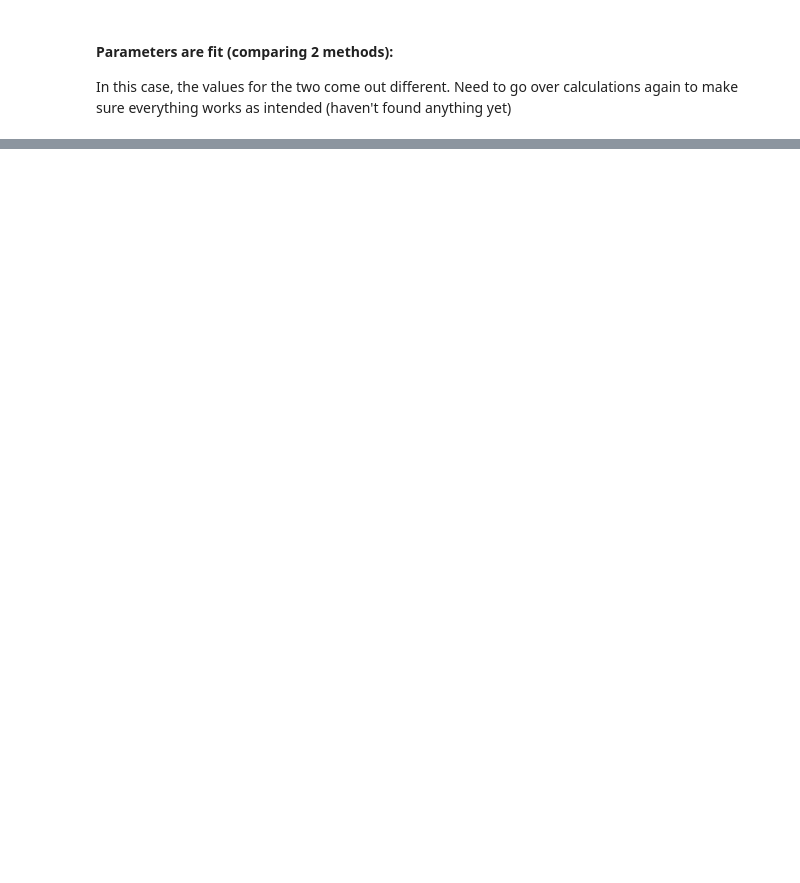
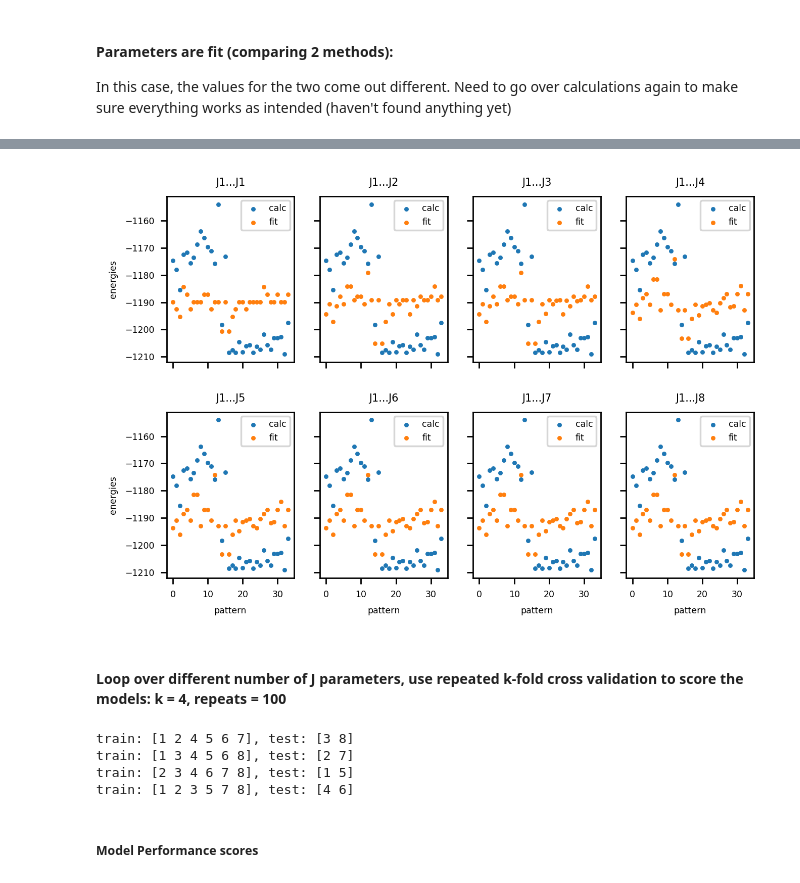
Before and after one commit to Mason-DataMaterials/spyns, a Jupyter notebook: MnAu2/MnAu2_Neighbor_Selection.ipynb, the cells around one changed output, grey strips where cells are left out. Saved outputs shown, nothing was run; the diff lists cells and outputs as text; code cells hidden in the pictures; blank space fills up the shorter version.

```diff
--- a/MnAu2/MnAu2_Neighbor_Selection.ipynb
+++ b/MnAu2/MnAu2_Neighbor_Selection.ipynb
@@ -374,0 +359,3 @@ dtype: float64
+# %%
+data = model_matrix.copy()
+data.head()
@@ -374,0 +369,11 @@ dtype: float64
+# %%
+#check the values of energies predicted from the sk_fit parameters vs. the starting values:
+parameters = ["J1", "J2", "J3", "J4", "J5", "J6", "J7", "J8"]
+energy_predict = pd.DataFrame()
+energy_predict["energy_calc"] = data.energy
+for i in range(1, 9):
+    pars_to_fit = parameters[:i]
+    sk_fit = lm.fit(X=data[pars_to_fit], y=data.energy)
+    energy_predict[f"energy_{i}"] = sk_fit.predict(data[pars_to_fit])
+
+energy_predict.head()
@@ -374,0 +387,37 @@ dtype: float64
+# %%
+plt.rcParams.update({'font.size': 5})
+fig, ax = plt.subplots(2, 4, sharex='col', sharey='row', dpi=250)
+fig.subplots_adjust(hspace=0.3)
+k = 1
+for i in range(2):
+    for j in range(4):
+        p_e = "energy_"+str(k)
+        J = "J" + str(1)+"...J"+str(k)
+        ax[i, j].scatter(x= range(len(data) ), y="energy_calc", data=energy_predict, label = "calc", s=2.5)
+        ax[i, j].scatter(x= range(len(data) ), y=p_e, data=energy_predict, label = "fit", s=2.5)
+        ax[i, j].set_title(J)
+        ax[i, j].set(xlabel='pattern', ylabel='energies')
+        ax[i, j].legend()
+        k = k+1
+
+for aij in ax.flat:
+    aij.label_outer()
+# %% [output]
+[figure, added]
+# %% [markdown]
+ #### Loop over  different number of J parameters, use repeated k-fold cross validation to score the models: k = 4, repeats = 100
+# %%
+#checking for reasonable k
+from sklearn.model_selection import KFold
+parameters = np.array([1,2,3,4,5,6,7,8])
+
+#for i in range(10):
+kfold = KFold(4, True, 1)
+# enumerate splits
+for train, test in kfold.split(parameters):
+    print('train: %s, test: %s' % (parameters[train], parameters[test]))
+# %% [output]
+train: [1 2 4 5 6 7], test: [3 8]
+train: [1 3 4 5 6 8], test: [2 7]
+train: [2 3 4 6 7 8], test: [1 5]
+train: [1 2 3 5 7 8], test: [4 6]
@@ -374,0 +476,2 @@ dtype: float64
+# %% [markdown]
+##### Model Performance scores
```
Also changed, not shown: parts of 25 cells of this notebook, 1 other file.
